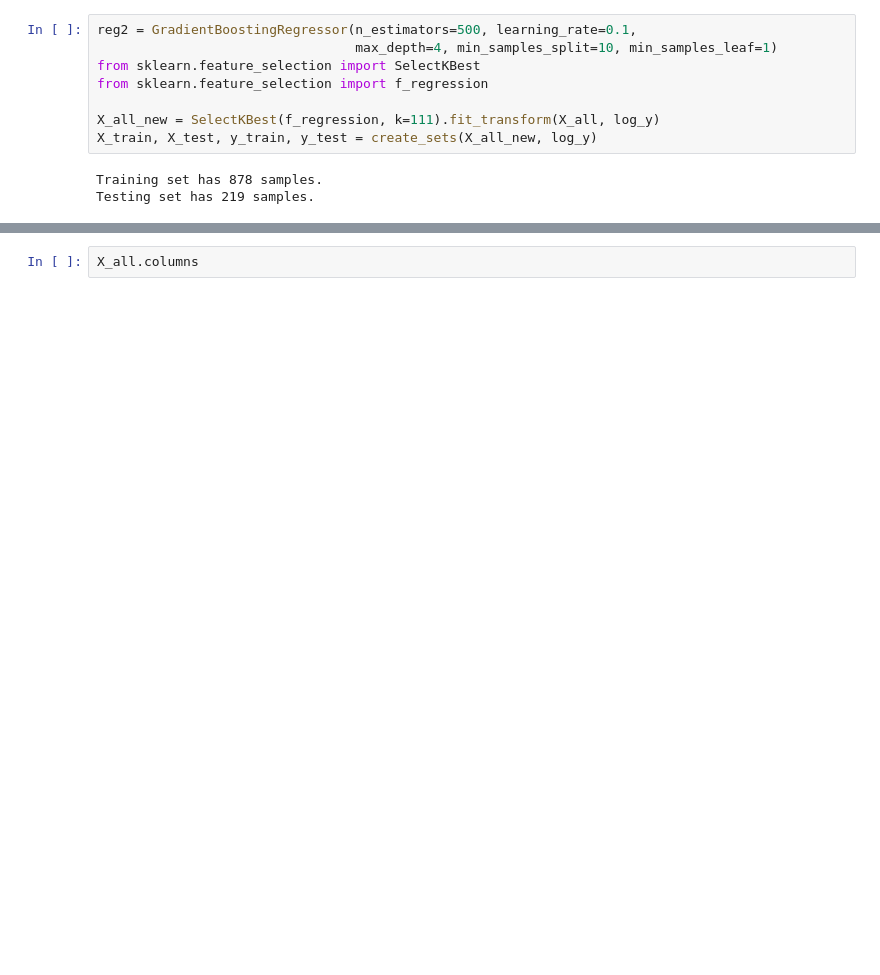
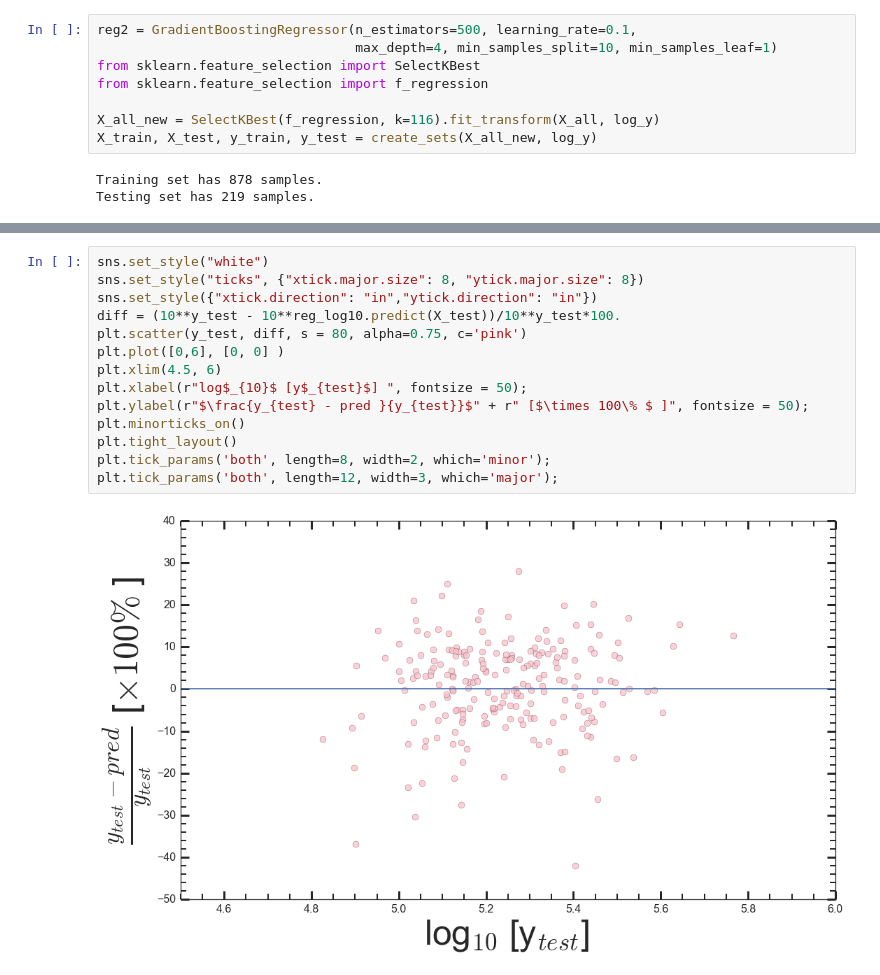
Before and after one commit to gmsardane/Predicting-Ames-Housing-Prices, a Jupyter notebook: Exploring and Predicting Ames Housing Prices.ipynb, the cells around one changed output, grey strips where cells are left out. Cells and saved outputs as stored; diff of their text form; blank space fills up the shorter version.

```diff
--- a/Exploring and Predicting Ames Housing Prices.ipynb
+++ b/Exploring and Predicting Ames Housing Prices.ipynb
@@ -725,7 +725,7 @@ reg2 = GradientBoostingRegressor(n_estimators=500, learning_rate=0.1,
 from sklearn.feature_selection import SelectKBest
 from sklearn.feature_selection import f_regression
 
-X_all_new = SelectKBest(f_regression, k=111).fit_transform(X_all, log_y)
+X_all_new = SelectKBest(f_regression, k=116).fit_transform(X_all, log_y)
 X_train, X_test, y_train, y_test = create_sets(X_all_new, log_y)
 # %% [output]
 Training set has 878 samples.
@@ -755,2 +773,16 @@ def getKey(item):
-# %%
-X_all.columns
+# %%
+sns.set_style("white")
+sns.set_style("ticks", {"xtick.major.size": 8, "ytick.major.size": 8})
+sns.set_style({"xtick.direction": "in","ytick.direction": "in"})
+diff = (10**y_test - 10**reg_log10.predict(X_test))/10**y_test*100.
+plt.scatter(y_test, diff, s = 80, alpha=0.75, c='pink')
+plt.plot([0,6], [0, 0] )
+plt.xlim(4.5, 6)
+plt.xlabel(r"log$_{10}$ [y$_{test}$] ", fontsize = 50);
+plt.ylabel(r"$\frac{y_{test} - pred }{y_{test}}$" + r" [$\times 100\% $ ]", fontsize = 50);
+plt.minorticks_on()
+plt.tight_layout()
+plt.tick_params('both', length=8, width=2, which='minor');
+plt.tick_params('both', length=12, width=3, which='major');
+# %% [output]
+[figure, added]
```
Also changed, not shown: parts of 20 cells of this notebook, 1 other file.
